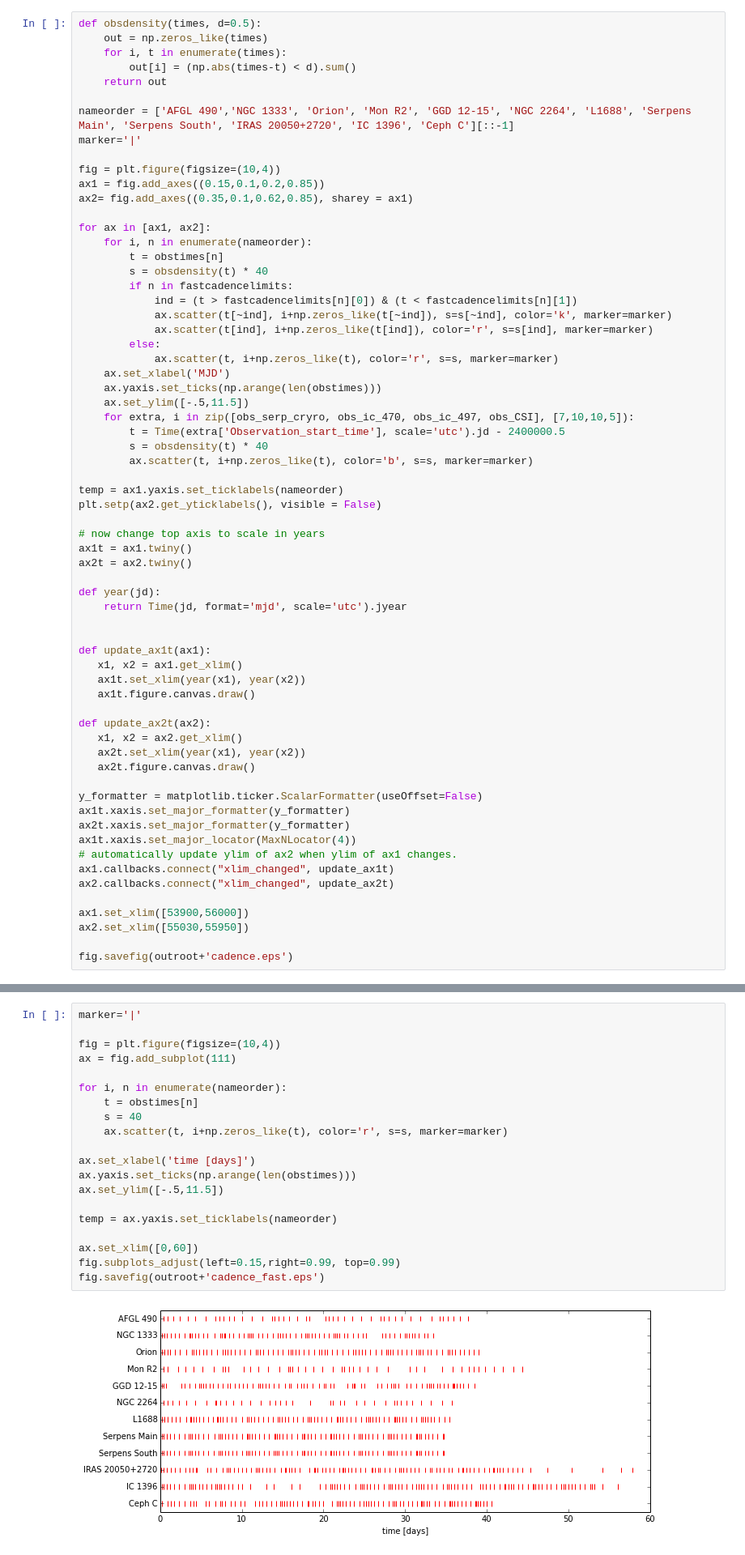
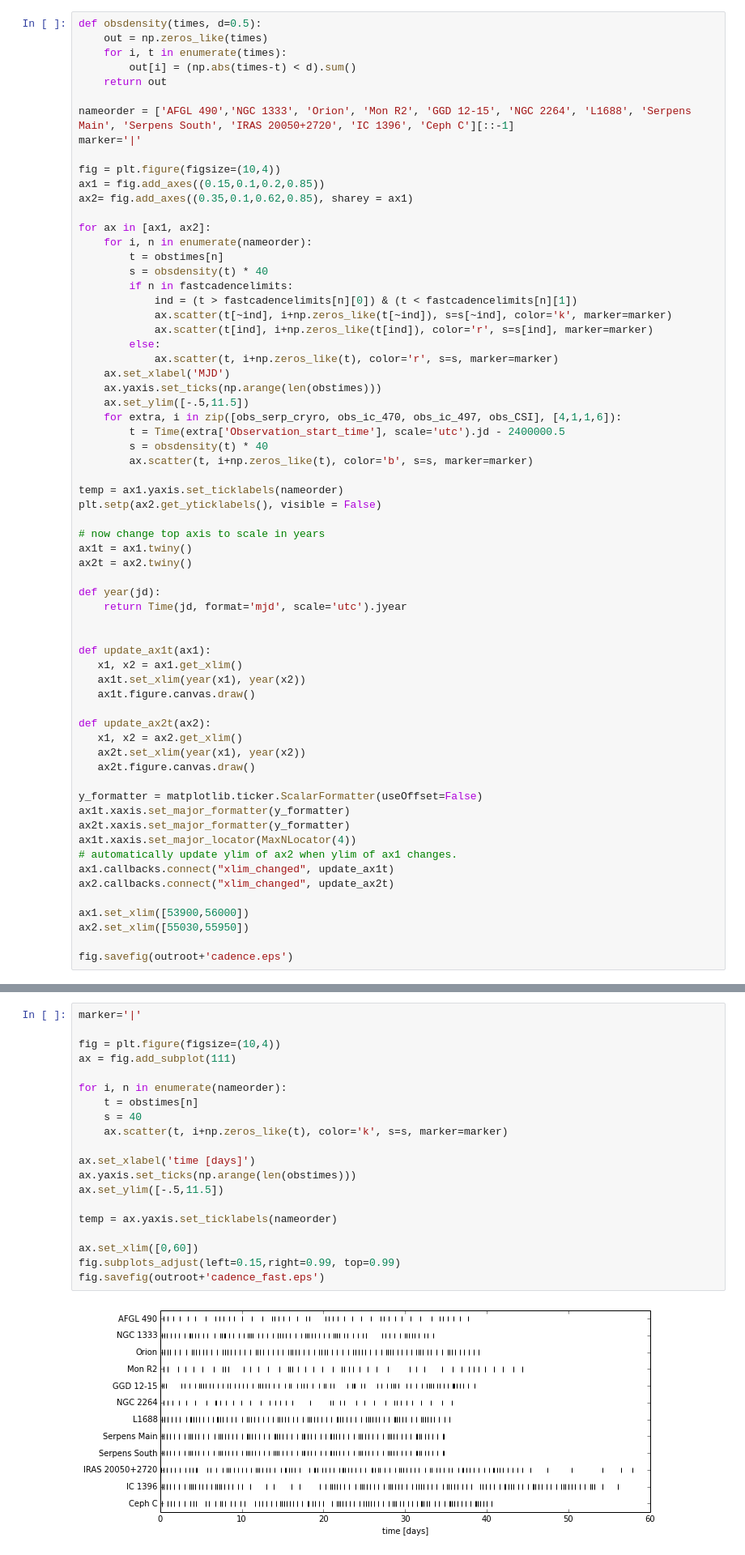
Before and after one commit to YSOVAR/Analysis, a Jupyter notebook: DetectionLimits.ipynb, the cells around one changed output, grey strips where cells are left out. Shown at 81% size. Saved outputs shown, nothing was run; the diff lists cells and outputs as text.

Commit message:
Update plots according to Co-Author comments

```diff
--- a/DetectionLimits.ipynb
+++ b/DetectionLimits.ipynb
@@ -116,7 +116,7 @@ for ax in [ax1, ax2]:
     ax.set_xlabel('MJD')
     ax.yaxis.set_ticks(np.arange(len(obstimes)))
     ax.set_ylim([-.5,11.5])
-    for extra, i in zip([obs_serp_cryro, obs_ic_470, obs_ic_497, obs_CSI], [7,10,10,5]):
+    for extra, i in zip([obs_serp_cryro, obs_ic_470, obs_ic_497, obs_CSI], [4,1,1,6]):
         t = Time(extra['Observation_start_time'], scale='utc').jd - 2400000.5
         s = obsdensity(t) * 40
         ax.scatter(t, i+np.zeros_like(t), color='b', s=s, marker=marker)
@@ -211,25 +211,25 @@ ax.set_xlim([0,60])
 # %%
 marker='|'
 
 fig = plt.figure(figsize=(10,4))
 ax = fig.add_subplot(111)
 
 for i, n in enumerate(nameorder):
     t = obstimes[n]
     s = 40
-    ax.scatter(t, i+np.zeros_like(t), color='r', s=s, marker=marker)
+    ax.scatter(t, i+np.zeros_like(t), color='k', s=s, marker=marker)
 
 ax.set_xlabel('time [days]')
 ax.yaxis.set_ticks(np.arange(len(obstimes)))
 ax.set_ylim([-.5,11.5])
 
 temp = ax.yaxis.set_ticklabels(nameorder)
 
 ax.set_xlim([0,60])
 fig.subplots_adjust(left=0.15,right=0.99, top=0.99)
 fig.savefig(outroot+'cadence_fast.eps')
 # %% [output]
-[figure, old version]
+[figure, new version]
 # %%
 from mpl_toolkits.axes_grid1 import AxesGrid
 
```
Also changed, not shown: parts of 1 cell of this notebook.
